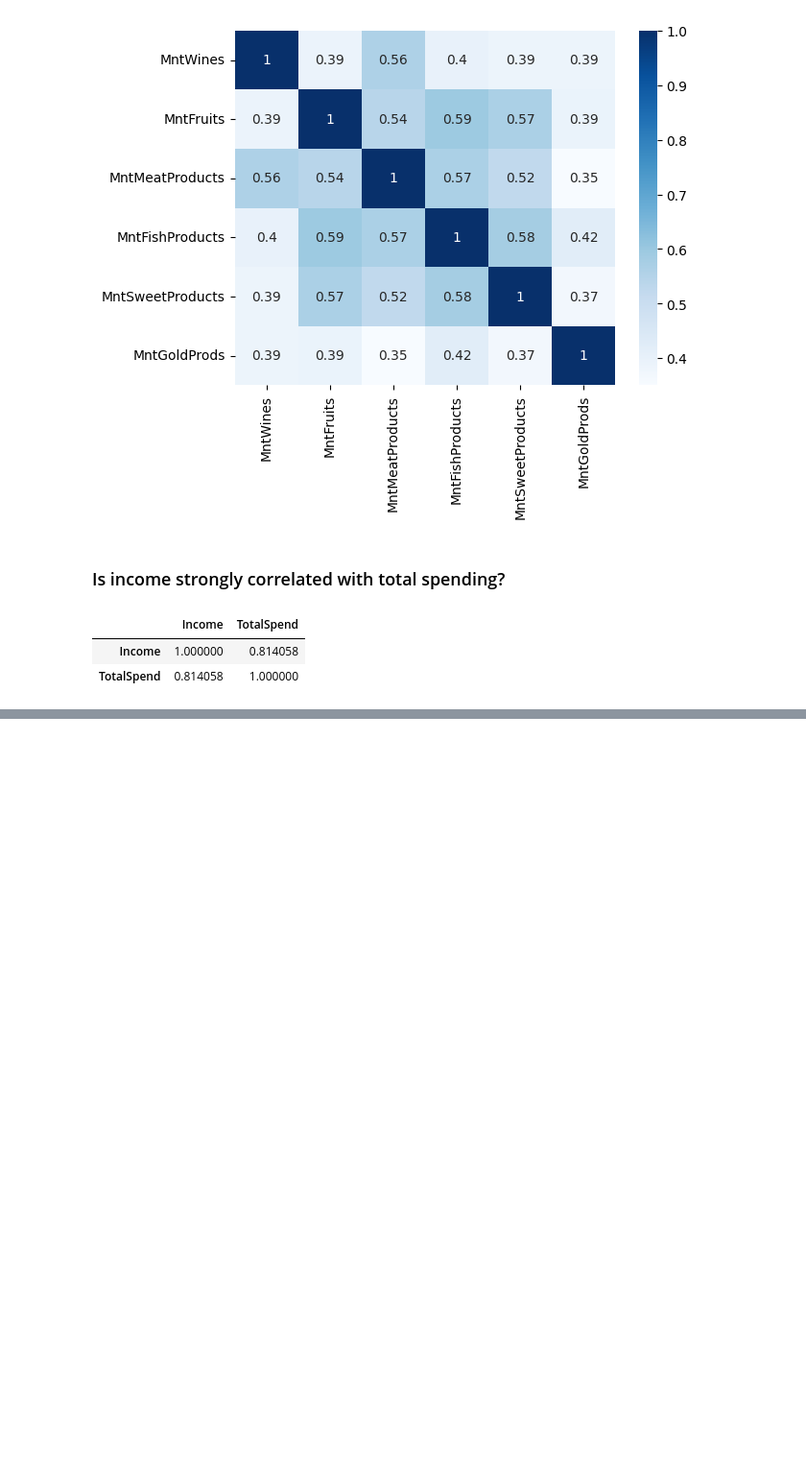
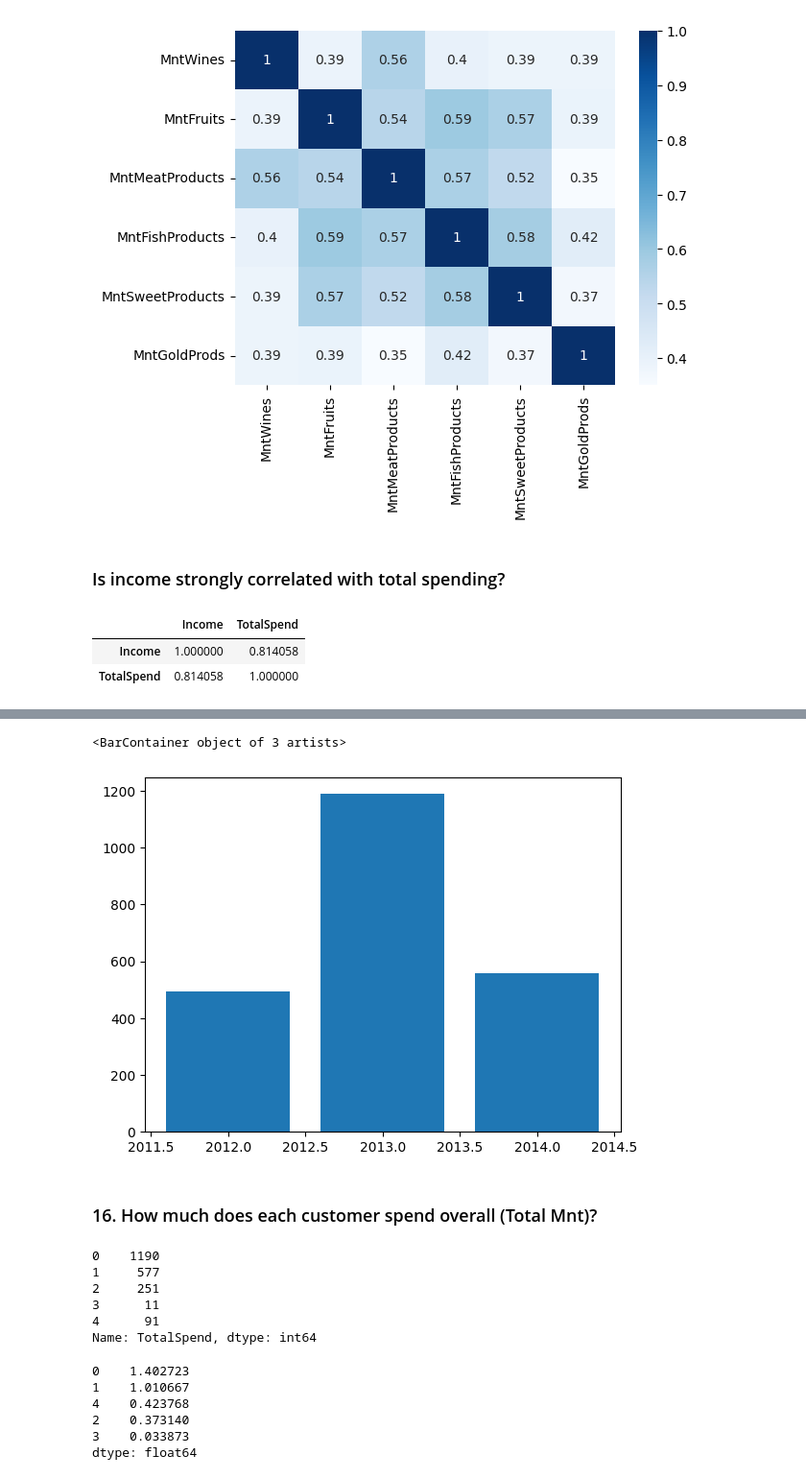
Before and after one commit to SachinSherki4/Data_Science, a Jupyter notebook: Data_Science_Projects/Marketing_Project_1/marketing_campaigns.ipynb, the cells around one changed output, grey strips where cells are left out. Shown: that part at 96% size. Saved outputs shown, nothing was run; the diff lists cells and outputs as text; code cells hidden in the pictures; blank space fills up the shorter version.

```diff
--- a/Data_Science_Projects/Marketing_Project_1/marketing_campaigns.ipynb
+++ b/Data_Science_Projects/Marketing_Project_1/marketing_campaigns.ipynb
@@ -965,0 +1086,26 @@ df[[' Income ','TotalSpend']].corr()
+# %%
+plt.bar(df['year'].value_counts().index, df['year'].value_counts().values)
+# %% [output]
+<BarContainer object of 3 artists>
+[figure, added]
+# %% [markdown]
+### 16.	    How much does each customer spend overall (Total Mnt)?
+# %%
+# total_products(sum) / income * 100
+df['TotalSpend'].head()
+# %% [output]
+0    1190
+1     577
+2     251
+3      11
+4      91
+Name: TotalSpend, dtype: int64
+# %%
+((df['TotalSpend']/df[' Income ']) *100).head().sort_values(ascending=False)
+# %% [output]
+0    1.402723
+1    1.010667
+4    0.423768
+2    0.373140
+3    0.033873
+dtype: float64
```
Also changed, not shown: parts of 50 cells of this notebook.
